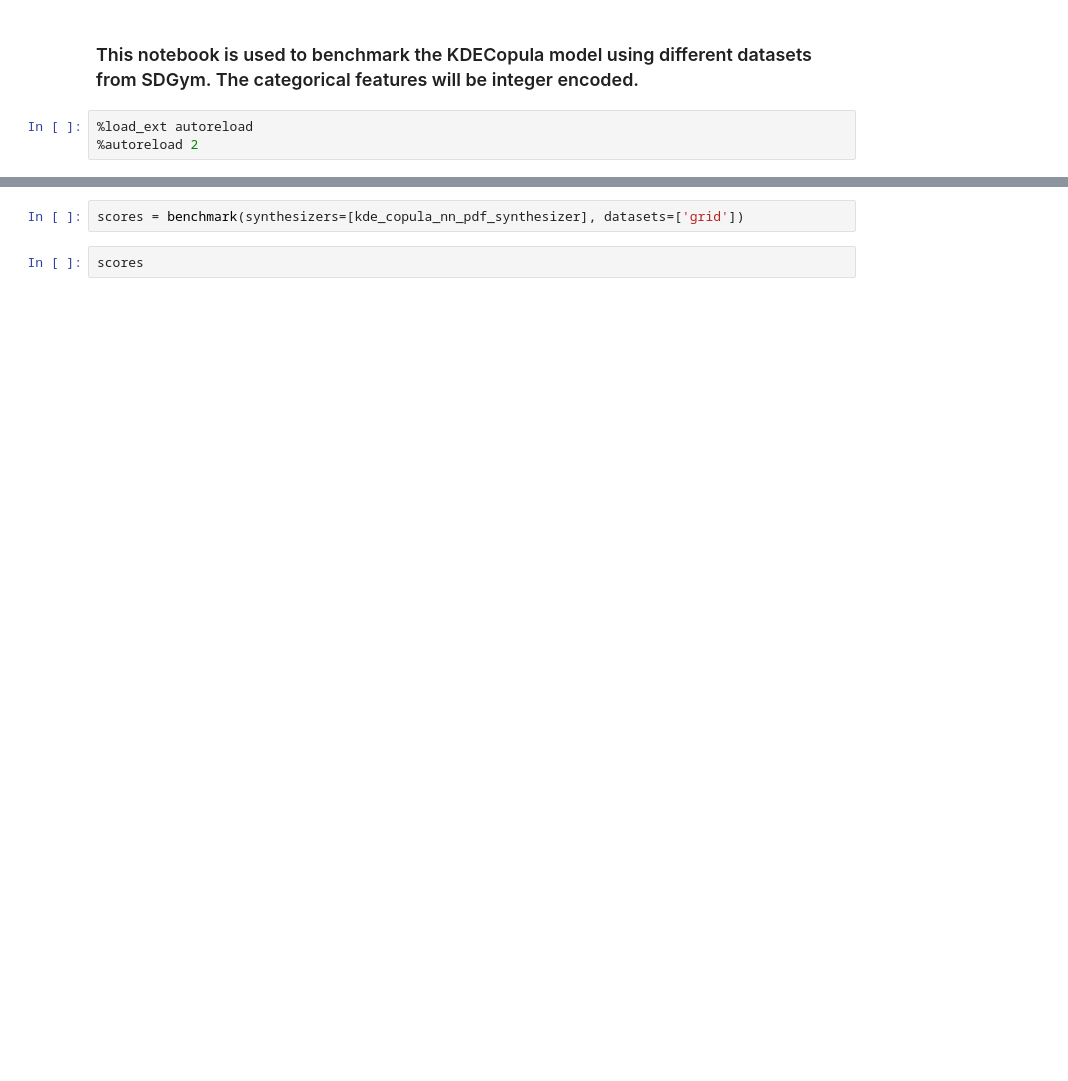
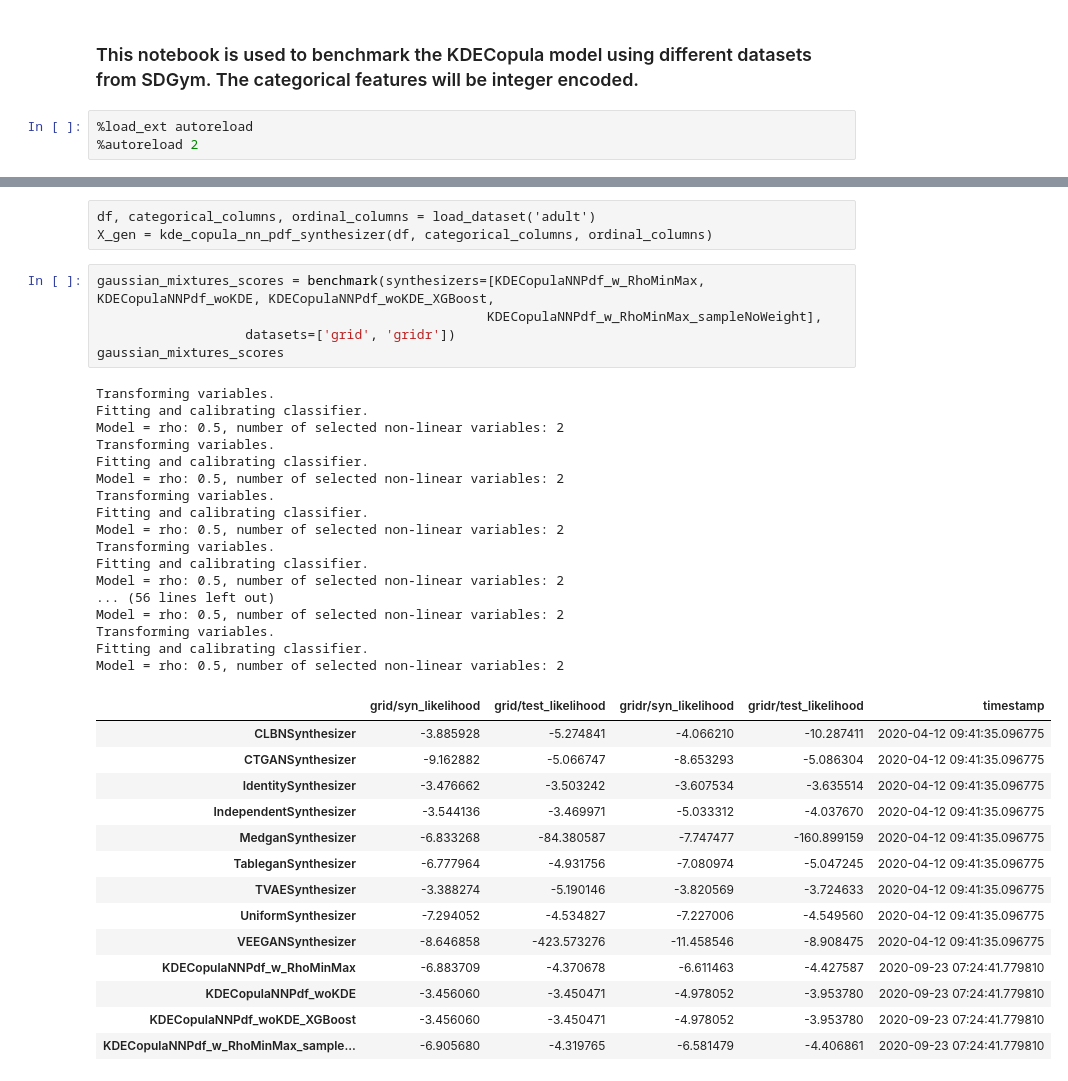
Before and after one commit to mbaak/synthsonic, a Jupyter notebook: notebooks/001-mb-kdecopulannpdf-examples/kde_benchmark.ipynb, the cells around one changed output, grey strips where cells are left out. Saved outputs shown, nothing was run; the diff lists cells and outputs as text; blank space fills up the shorter version.

Commit message:
no KDE smoothing, wrappers for categorical and benchmark tables

```diff
--- a/notebooks/001-mb-kdecopulannpdf-examples/kde_benchmark.ipynb
+++ b/notebooks/001-mb-kdecopulannpdf-examples/kde_benchmark.ipynb
@@ -37,4 +152,40 @@ def kde_copula_nn_pdf_synthesizer(real_data, categorical_columns, ordinal_column
+# %% [raw]
+df, categorical_columns, ordinal_columns = load_dataset('adult')
+X_gen = kde_copula_nn_pdf_synthesizer(df, categorical_columns, ordinal_columns)
 # %%
-scores = benchmark(synthesizers=[kde_copula_nn_pdf_synthesizer], datasets=['grid'])
+gaussian_mixtures_scores = benchmark(synthesizers=[KDECopulaNNPdf_w_RhoMinMax, KDECopulaNNPdf_woKDE, KDECopulaNNPdf_woKDE_XGBoost,
+                                                  KDECopulaNNPdf_w_RhoMinMax_sampleNoWeight],
+                   datasets=['grid', 'gridr'])
+gaussian_mixtures_scores
+# %% [output]
+Transforming variables.
+Fitting and calibrating classifier.
+Model = rho: 0.5, number of selected non-linear variables: 2
+Transforming variables.
+Fitting and calibrating classifier.
+Model = rho: 0.5, number of selected non-linear variables: 2
+Transforming variables.
+Fitting and calibrating classifier.
+Model = rho: 0.5, number of selected non-linear variables: 2
+Transforming variables.
+Fitting and calibrating classifier.
+Model = rho: 0.5, number of selected non-linear variables: 2
+... (56 lines left out)
+Model = rho: 0.5, number of selected non-linear variables: 2
+Transforming variables.
+Fitting and calibrating classifier.
+Model = rho: 0.5, number of selected non-linear variables: 2
+|  | grid/syn_likelihood | grid/test_likelihood | gridr/syn_likelihood | gridr/test_likelihood | timestamp |
+| CLBNSynthesizer | -3.885928 | -5.274841 | -4.066210 | -10.287411 | 2020-04-12 09:41:35.096775 |
+| CTGANSynthesizer | -9.162882 | -5.066747 | -8.653293 | -5.086304 | 2020-04-12 09:41:35.096775 |
+| IdentitySynthesizer | -3.476662 | -3.503242 | -3.607534 | -3.635514 | 2020-04-12 09:41:35.096775 |
+| IndependentSynthesizer | -3.544136 | -3.469971 | -5.033312 | -4.037670 | 2020-04-12 09:41:35.096775 |
+| MedganSynthesizer | -6.833268 | -84.380587 | -7.747477 | -160.899159 | 2020-04-12 09:41:35.096775 |
+| TableganSynthesizer | -6.777964 | -4.931756 | -7.080974 | -5.047245 | 2020-04-12 09:41:35.096775 |
+| TVAESynthesizer | -3.388274 | -5.190146 | -3.820569 | -3.724633 | 2020-04-12 09:41:35.096775 |
+| UniformSynthesizer | -7.294052 | -4.534827 | -7.227006 | -4.549560 | 2020-04-12 09:41:35.096775 |
+| VEEGANSynthesizer | -8.646858 | -423.573276 | -11.458546 | -8.908475 | 2020-04-12 09:41:35.096775 |
+| KDECopulaNNPdf_w_RhoMinMax | -6.883709 | -4.370678 | -6.611463 | -4.427587 | 2020-09-23 07:24:41.779810 |
+| KDECopulaNNPdf_woKDE | -3.456060 | -3.450471 | -4.978052 | -3.953780 | 2020-09-23 07:24:41.779810 |
+| KDECopulaNNPdf_woKDE_XGBoost | -3.456060 | -3.450471 | -4.978052 | -3.953780 | 2020-09-23 07:24:41.779810 |
+| KDECopulaNNPdf_w_RhoMinMax_sample... | -6.905680 | -4.319765 | -6.581479 | -4.406861 | 2020-09-23 07:24:41.779810 |
-# %%
-scores
```
Also changed, not shown: parts of 11 cells of this notebook, 4 other files.
